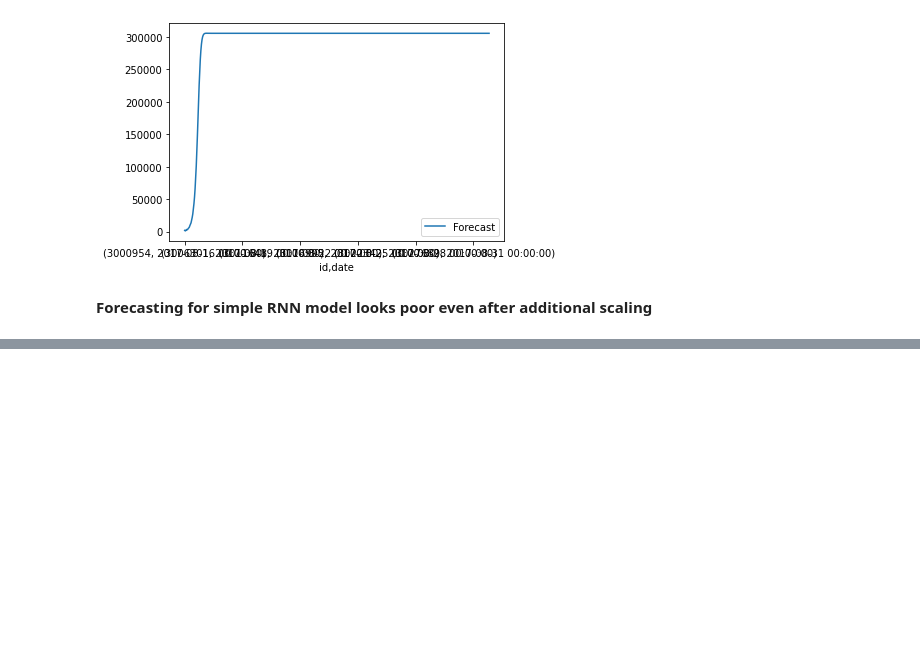
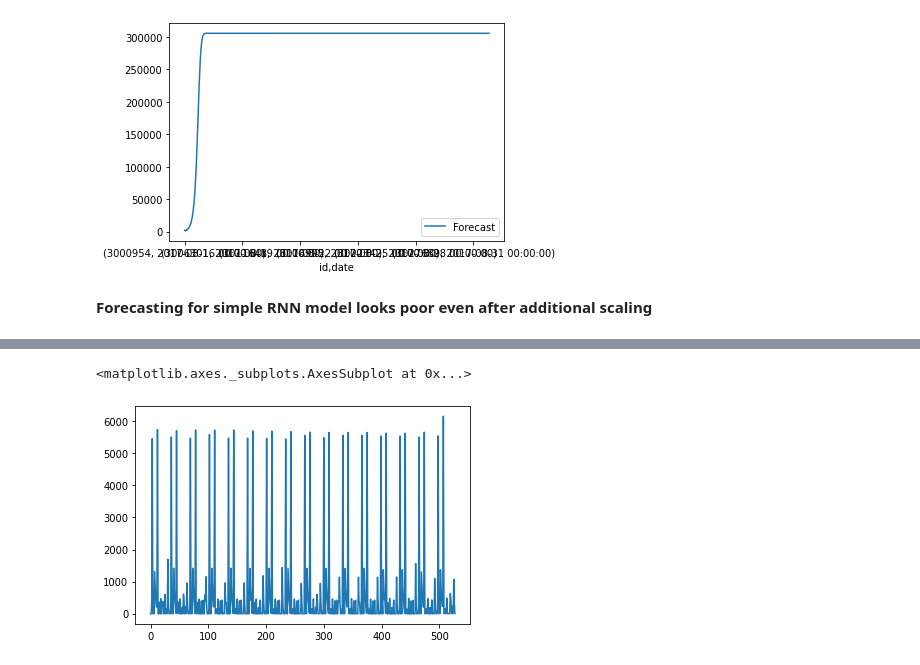
Before and after one commit to monikachudyba/ArtificialNeuralNetworkProjects, a Jupyter notebook: StoreSalesForecasting.ipynb, the cells around one changed output, grey strips where cells are left out. Drawn from its saved outputs; the diff is of its cells as text; code cells hidden in the pictures; blank space fills up the shorter version.

```diff
--- a/StoreSalesForecasting.ipynb
+++ b/StoreSalesForecasting.ipynb
@@ -671,0 +810,7 @@ forecast_df.plot()
+# %%
+xgb_11 = xgb.loc[xgb['id'].isin(test[test.store_nbr == 11].index)].reset_index()
+# %%
+xgb_11.sales.plot()
+# %% [output]
+<matplotlib.axes._subplots.AxesSubplot at 0x...>
+[figure, added]
```
Also changed, not shown: parts of 25 cells of this notebook.
